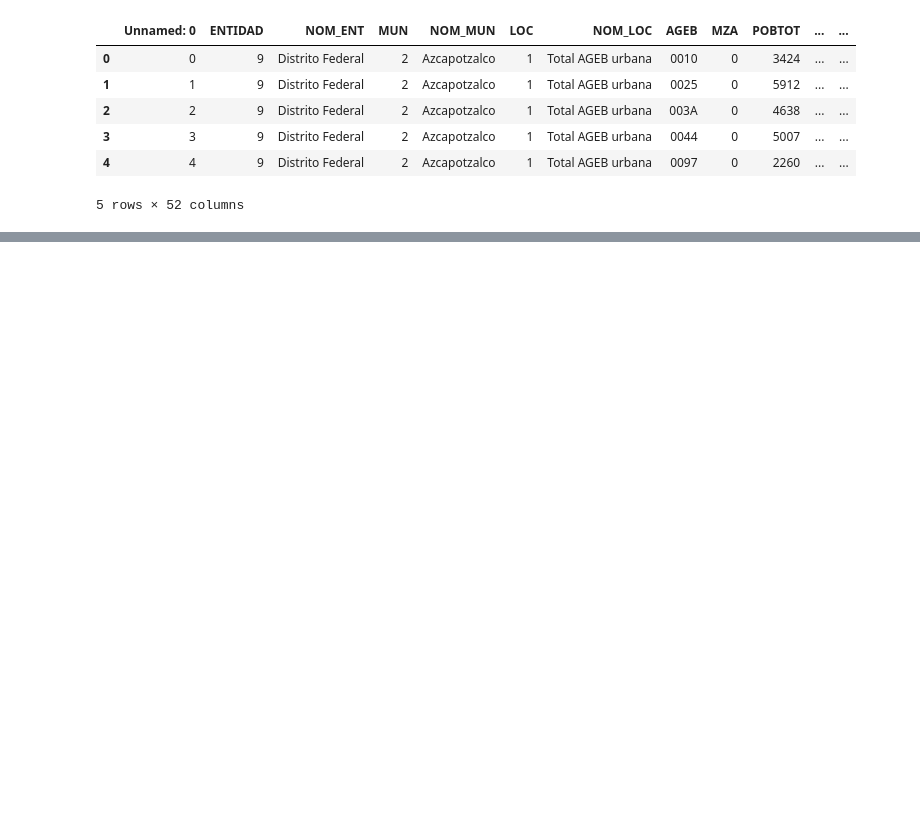
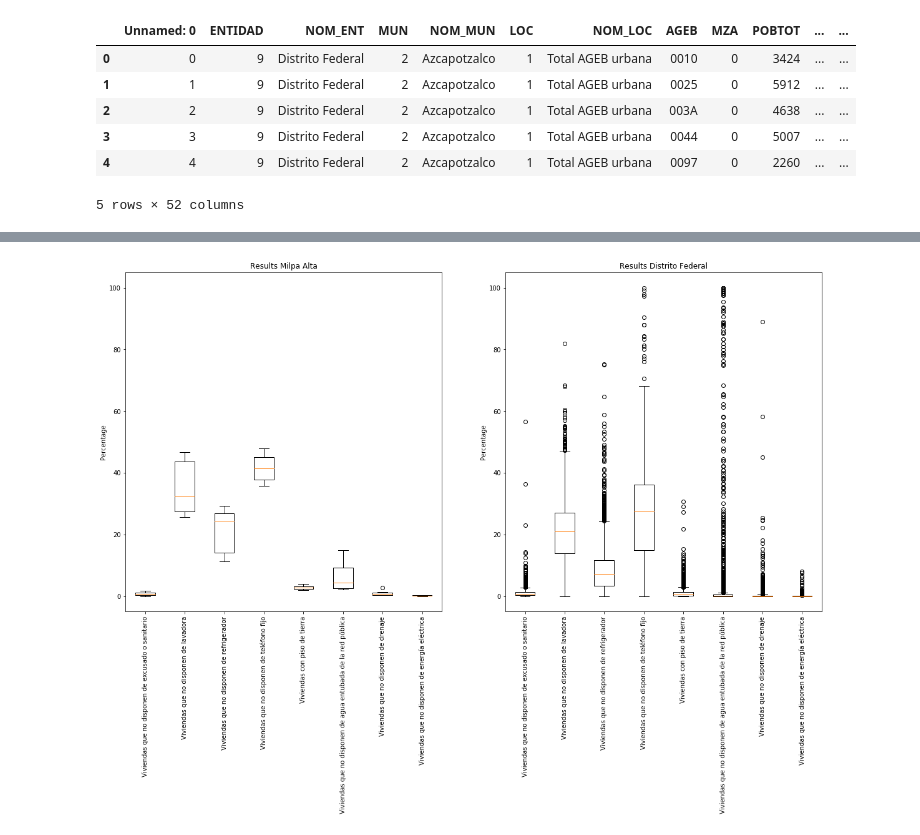
Before and after one commit to Iarmas/Project-1, a Jupyter notebook: NivelSocioeconomico/Nivel_Socio.ipynb, the cells around one changed output, grey strips where cells are left out. Cells and saved outputs as stored; diff of their text form; code cells hidden in the pictures; blank space fills up the shorter version.

Commit message:
results shown in graphs

```diff
--- a/NivelSocioeconomico/Nivel_Socio.ipynb
+++ b/NivelSocioeconomico/Nivel_Socio.ipynb
@@ -36,0 +78,3 @@ readF
+# %%
+municipio = input("De la lista anterior, selecciona un municipio por su número: ")
+filtro_mun = filtro_estado.loc[filtro_estado['MUN'] == int(municipio)].copy()
@@ -36,0 +98,6 @@ readF
+# %%
+### Análisis
+# Primero filtro para saber cuales son las AGEBs con mejor grado de escolaridad
+
+max_graproes = filtro_mun.loc[filtro_mun['GRAPROES'] == filtro_mun['GRAPROES'].max()].copy()
+max_graproes
@@ -36,0 +135,11 @@ readF
+# %%
+rangos = ["0 a 10%", "11% a 20%", "21% a 30%", "31% a 40%", "41% a 50%", "51% a 60%", "61% a 70%", "71% a 80%", "81% a 90%", "91% a 100%"]
+bin = [-1, 10, 20, 30, 40, 50, 60, 70, 80, 90, 100]
+
+i = 9
+
+for title in keys[8:]:
+    max_graproes.insert(i, "Rango percentil", pd.cut(max_graproes[title], bin, labels=rangos), True)
+    i += 2
+
+max_graproes
@@ -36,0 +209,28 @@ readF
+# %%
+# Generar gráficas para comparar
+
+data = [max_graproes[k] for k in keys[8:]]
+data_est = [filtro_estado[ke].loc[filtro_estado[ke].notnull()] for ke in keys[8:]]
+
+# print(filtro_estado[keys[8]].loc[filtro_estado[keys[8]].notnull()])
+# print(filtro_estado.count())
+
+fig, (box, box_est) = plt.subplots(1, 2, figsize=(20,10))
+
+box.boxplot(data, labels=keys[8:])
+box.set_title(f"Results {max_graproes.loc[min_ave]['NOM_MUN']}")
+box.set_ylabel("Percentage")
+box.set_xticklabels(labels=keys[8:],rotation=90)
+box.set_ylim((-5,105))
+
+# Resultados a nivel estatal
+
+box_est.boxplot(data_est, labels=keys[8:])
+box_est.set_title(f"Results {filtro_estado.loc[min_ave]['NOM_ENT']}")
+box_est.set_ylabel("Percentage")
+box_est.set_xticklabels(labels=keys[8:], rotation=90)
+box_est.set_ylim((-5,105))
+
+plt.show()
+# %% [output]
+[figure, added]
```
Also changed, not shown: parts of 12 cells of this notebook.
